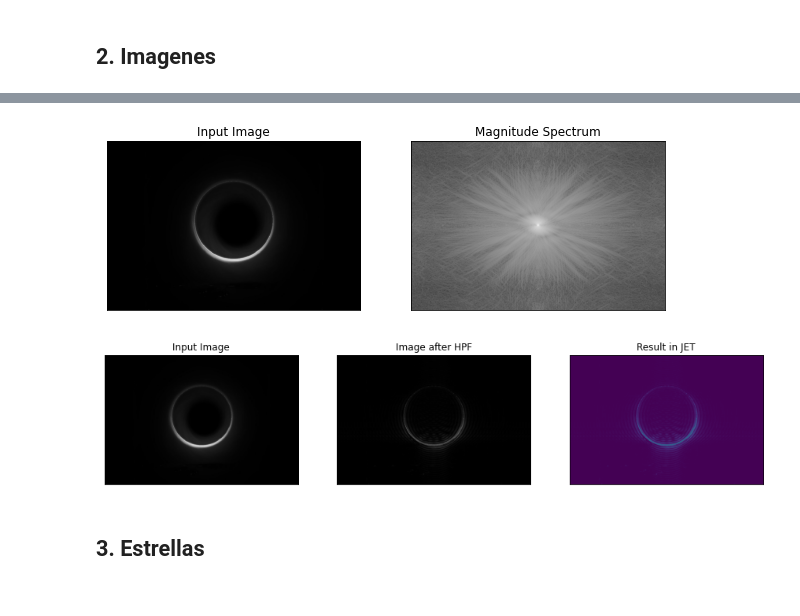
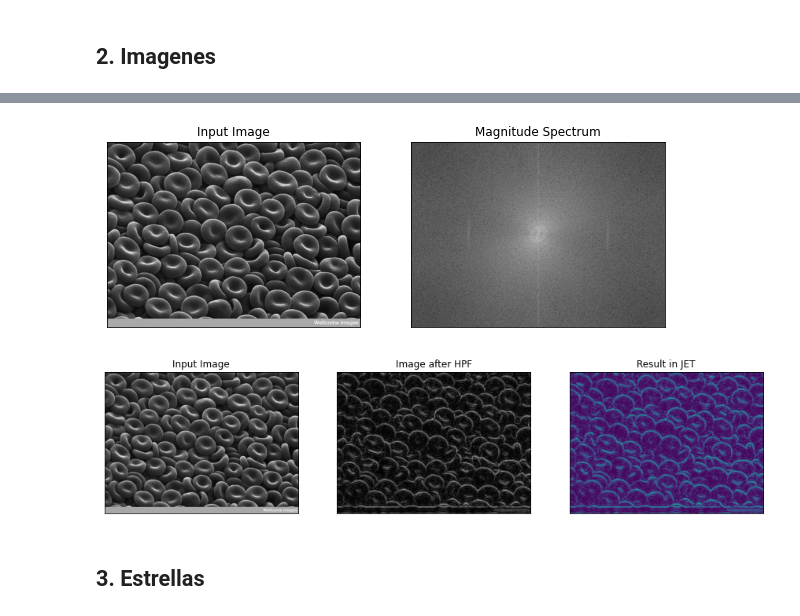
Before and after one commit to jecs89/Talleres, a Jupyter notebook: PCP_Sesión_1.ipynb, the cells around one changed output, grey strips where cells are left out. Drawn from its saved outputs; the diff is of its cells as text; code cells hidden in the pictures.

```diff
--- a/PCP_Sesión_1.ipynb
+++ b/PCP_Sesión_1.ipynb
@@ -190,23 +193,23 @@ F1.large-2-1200x800 100%[===================>]  34.12K  --.-KB/s    in 0.004s
 # %%
 ###https://opencv-python-tutroals.readthedocs.io/en/latest/py_tutorials/py_imgproc/py_transforms/py_fourier_transform/py_fourier_transform.html
 
-import cv2
+import cv2 #imageio
 import numpy as np
 from matplotlib import pyplot as plt
 
-img = cv2.imread('F1.large-2-1200x800.jpg',0)
+img = cv2.imread('fw11.jpg',0)
 f = np.fft.fft2(img)
 fshift = np.fft.fftshift(f)
 magnitude_spectrum = 20*np.log(np.abs(fshift))
 
 fig = plt.figure(figsize=(10,5))
 plt.subplot(121),plt.imshow(img, cmap = 'gray')
 plt.title('Input Image'), plt.xticks([]), plt.yticks([])
 plt.subplot(122),plt.imshow(magnitude_spectrum, cmap = 'gray')
 plt.title('Magnitude Spectrum'), plt.xticks([]), plt.yticks([])
 plt.show()
 # %% [output]
-[figure, old version]
+[figure, new version]
 # %%
 rows, cols = img.shape
 crow,ccol = int(rows/2) , int(cols/2)
@@ -224,7 +227,7 @@ plt.subplot(133),plt.imshow(img_back)
 plt.title('Result in JET'), plt.xticks([]), plt.yticks([])
 plt.show()
 # %% [output]
-[figure, old version]
+[figure, new version]
 # %% [markdown]
 ## 3. Estrellas
 # %%
```
Also changed, not shown: parts of 12 cells of this notebook.
